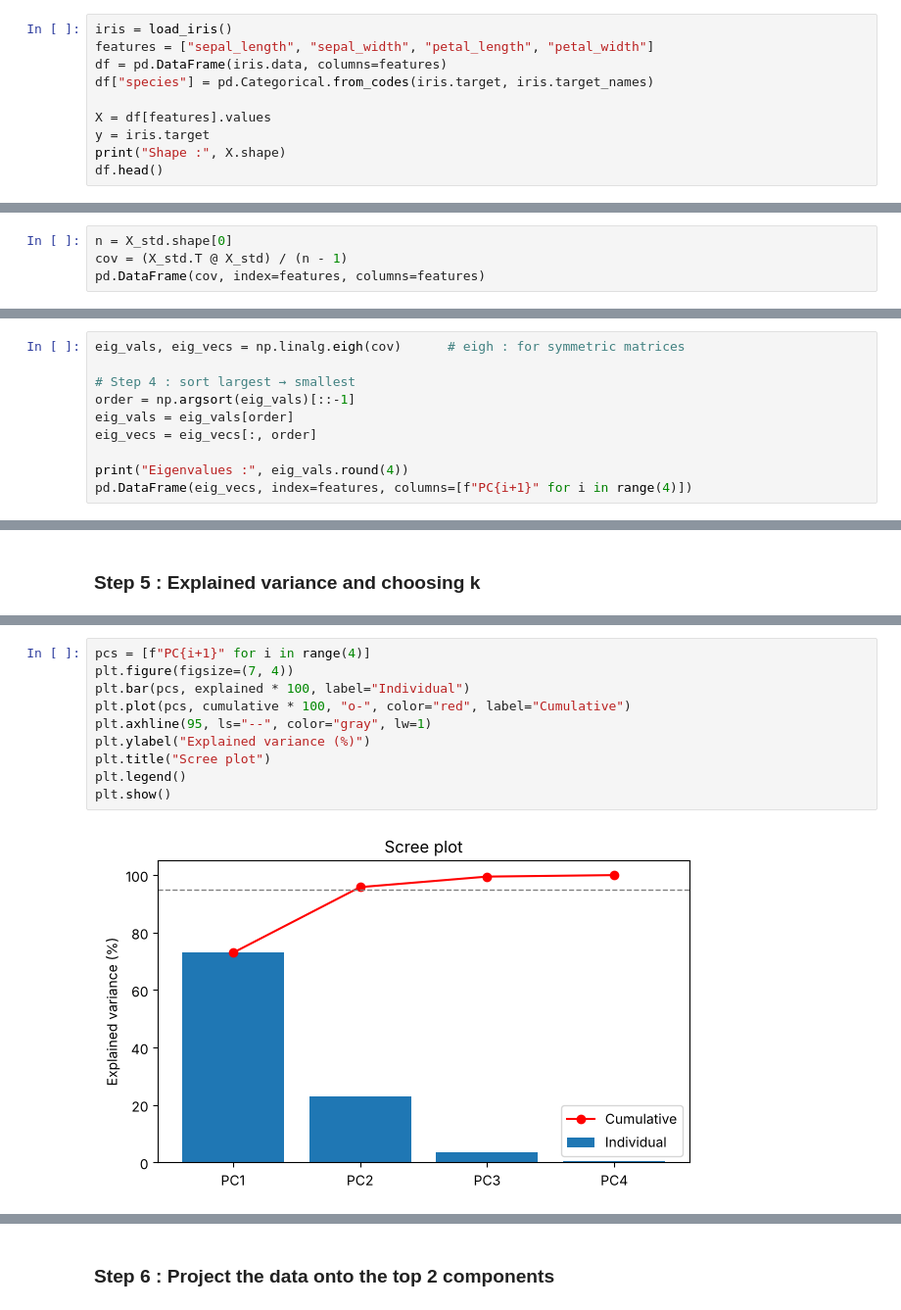
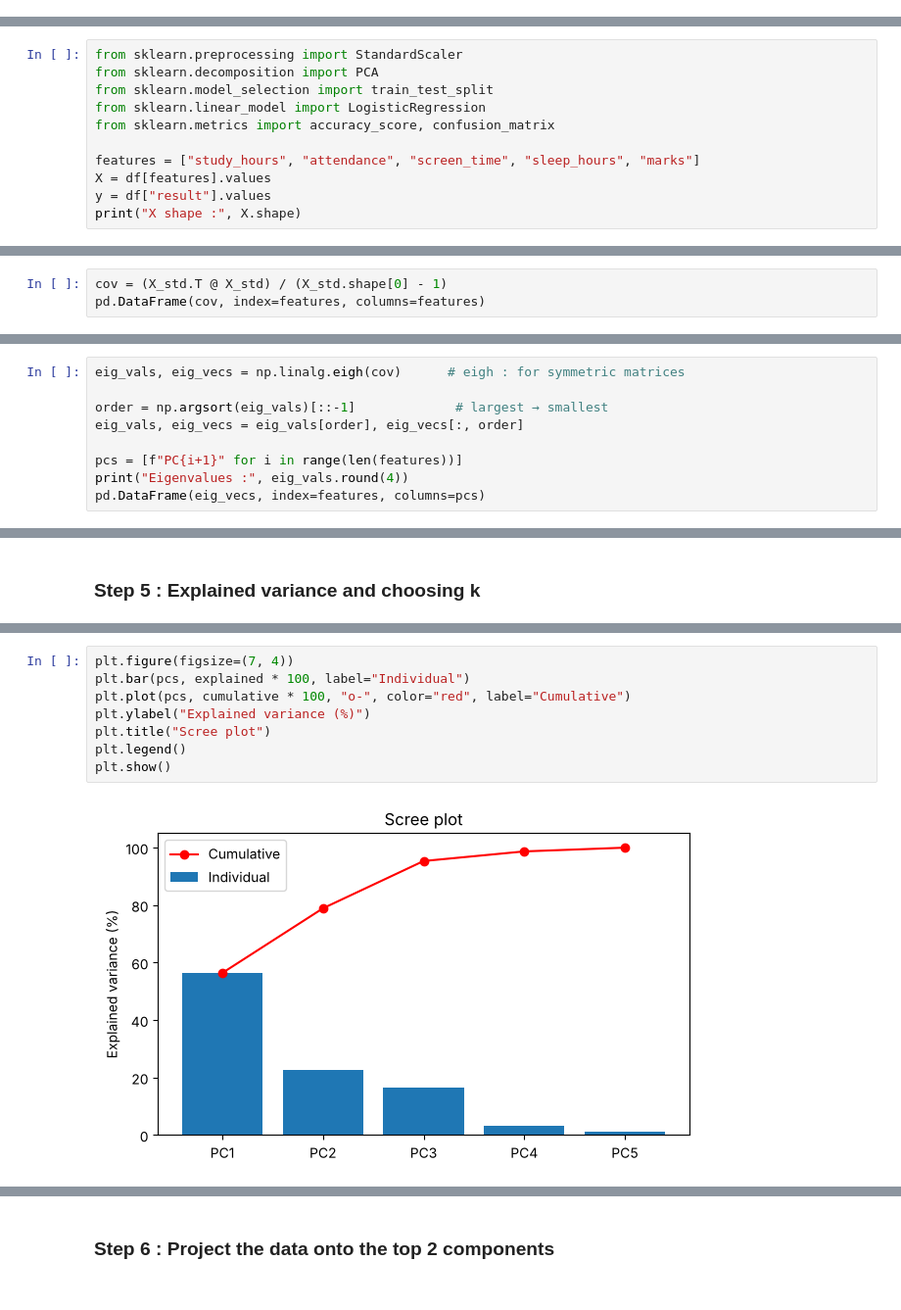
Before and after one commit to lakshay8toic/ML-Lab-Work-, a Jupyter notebook: Lab6_Covariance_Correlation_PCA.ipynb, the cells around one changed output, grey strips where cells are left out. Shown at 98% size. Saved outputs shown, nothing was run; the diff lists cells and outputs as text.

```diff
--- a/Lab6_Covariance_Correlation_PCA.ipynb
+++ b/Lab6_Covariance_Correlation_PCA.ipynb
@@ -234,10 +253,0 @@ pd.set_option("display.precision", 4)
-# %%
-iris = load_iris()
-features = ["sepal_length", "sepal_width", "petal_length", "petal_width"]
-df = pd.DataFrame(iris.data, columns=features)
-df["species"] = pd.Categorical.from_codes(iris.target, iris.target_names)
-
-X = df[features].values
-y = iris.target
-print("Shape :", X.shape)
-df.head()
@@ -251,0 +254,11 @@ Shape : (150, 4)
+# %%
+from sklearn.preprocessing import StandardScaler
+from sklearn.decomposition import PCA
+from sklearn.model_selection import train_test_split
+from sklearn.linear_model import LogisticRegression
+from sklearn.metrics import accuracy_score, confusion_matrix
+
+features = ["study_hours", "attendance", "screen_time", "sleep_hours", "marks"]
+X = df[features].values
+y = df["result"].values
+print("X shape :", X.shape)
@@ -262,7 +277,6 @@ Stds  after standardising : [1. 1. 1. 1.]
 # %% [markdown]
 ### Step 2 : Covariance matrix of the standardised data
 # %%
-n = X_std.shape[0]
-cov = (X_std.T @ X_std) / (n - 1)
+cov = (X_std.T @ X_std) / (X_std.shape[0] - 1)
 pd.DataFrame(cov, index=features, columns=features)
 # %% [output]
@@ -276,11 +291,10 @@ pd.DataFrame(cov, index=features, columns=features)
 # %%
 eig_vals, eig_vecs = np.linalg.eigh(cov)      # eigh : for symmetric matrices
 
-# Step 4 : sort largest → smallest
-order = np.argsort(eig_vals)[::-1]
-eig_vals = eig_vals[order]
-eig_vecs = eig_vecs[:, order]
+order = np.argsort(eig_vals)[::-1]             # largest → smallest
+eig_vals, eig_vecs = eig_vals[order], eig_vecs[:, order]
 
+pcs = [f"PC{i+1}" for i in range(len(features))]
 print("Eigenvalues :", eig_vals.round(4))
-pd.DataFrame(eig_vecs, index=features, columns=[f"PC{i+1}" for i in range(4)])
+pd.DataFrame(eig_vecs, index=features, columns=pcs)
 # %% [output]
@@ -309,12 +324,10 @@ pd.DataFrame({"Eigenvalue": eig_vals,
 # %%
-pcs = [f"PC{i+1}" for i in range(4)]
 plt.figure(figsize=(7, 4))
 plt.bar(pcs, explained * 100, label="Individual")
 plt.plot(pcs, cumulative * 100, "o-", color="red", label="Cumulative")
-plt.axhline(95, ls="--", color="gray", lw=1)
 plt.ylabel("Explained variance (%)")
 plt.title("Scree plot")
 plt.legend()
 plt.show()
 # %% [output]
-[figure, old version]
+[figure, new version]
```
Also changed, not shown: parts of 58 cells of this notebook, 1 other file.
